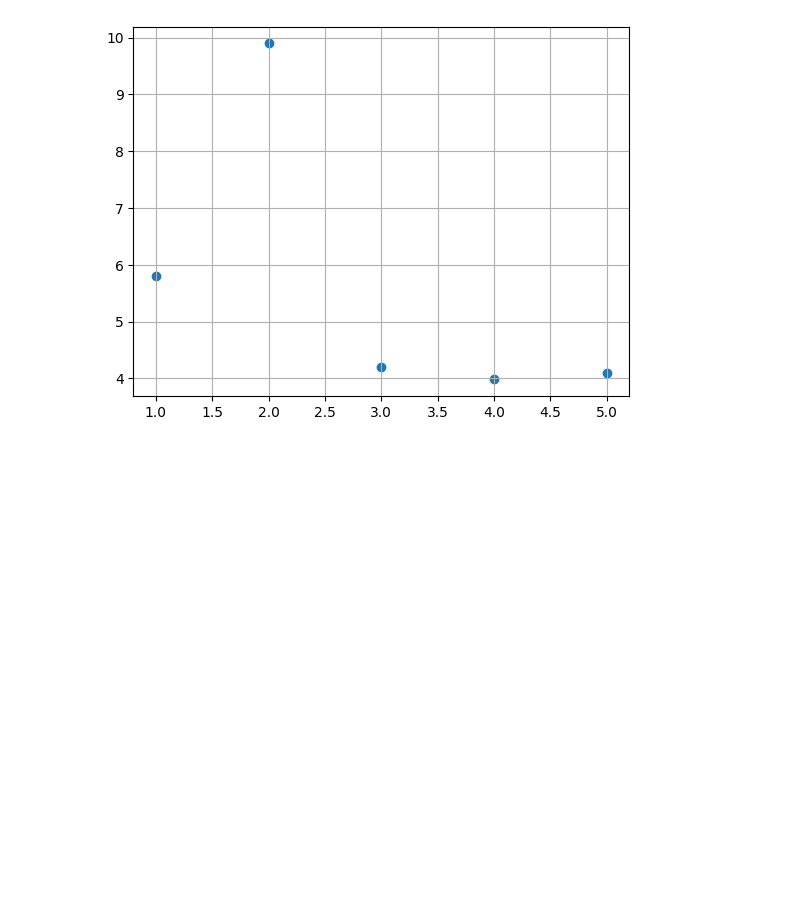
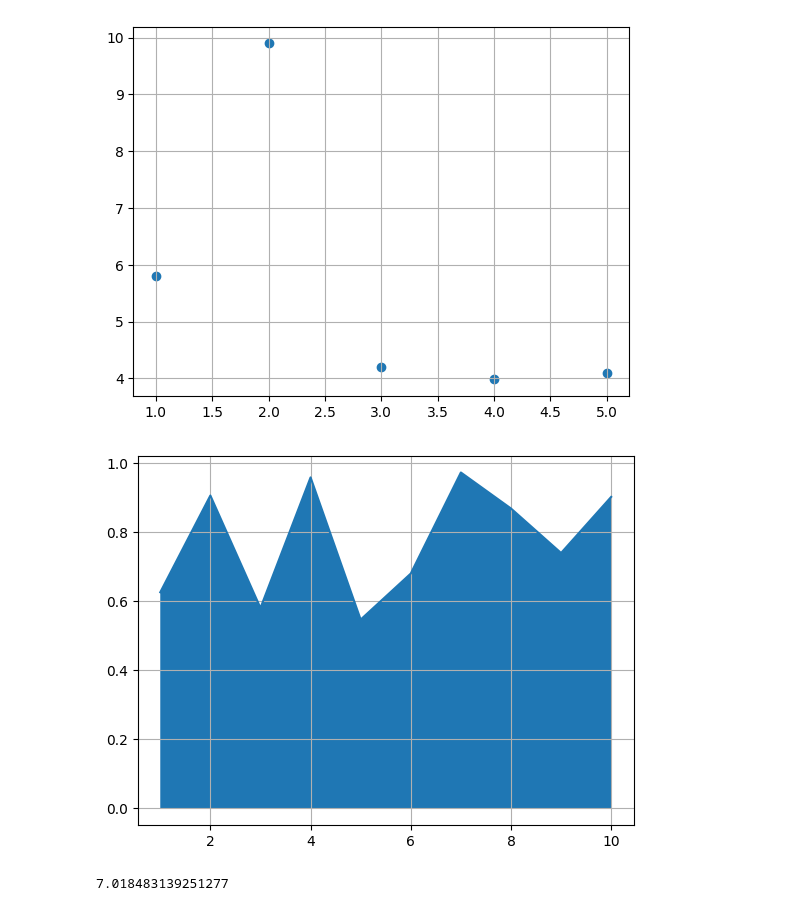
Before and after one commit to zina1t/BigData, a Jupyter notebook: Griaztsov_V_Workbook1.ipynb, the cells around one changed output. Cells and saved outputs as stored; diff of their text form; code cells hidden in the pictures; blank space fills up the shorter version.

```diff
--- a/Griaztsov_V_Workbook1.ipynb
+++ b/Griaztsov_V_Workbook1.ipynb
@@ -141,7 +143,16 @@ plt.scatter(y, a)
 # %%
 import numpy as np
 import matplotlib.pyplot as plt
 from scipy.integrate import simps
 from numpy import trapz
-x = numpy.arange(1, 11, 1)
-func = numpy.abs(numpy.cos(numpy.cos(x*numpy.e**(numpy.cos(numpy.cos(x)+numpy.log(numpy.log(x+1)))))))
+x = np.arange(1, 11, 1)
+func = np.abs(np.cos(np.cos(x*np.e**(np.cos(np.cos(x)+np.log(np.log(x+1)))))))
+plt.grid()
+plt.plot(x, func)
+plt.fill_between(x, func)
+plt.show()
+area = np.trapz(func)
+print(area)
+# %% [output]
+[figure, added]
+7.018483139251277
```
Also changed, not shown: parts of 2 cells of this notebook.
